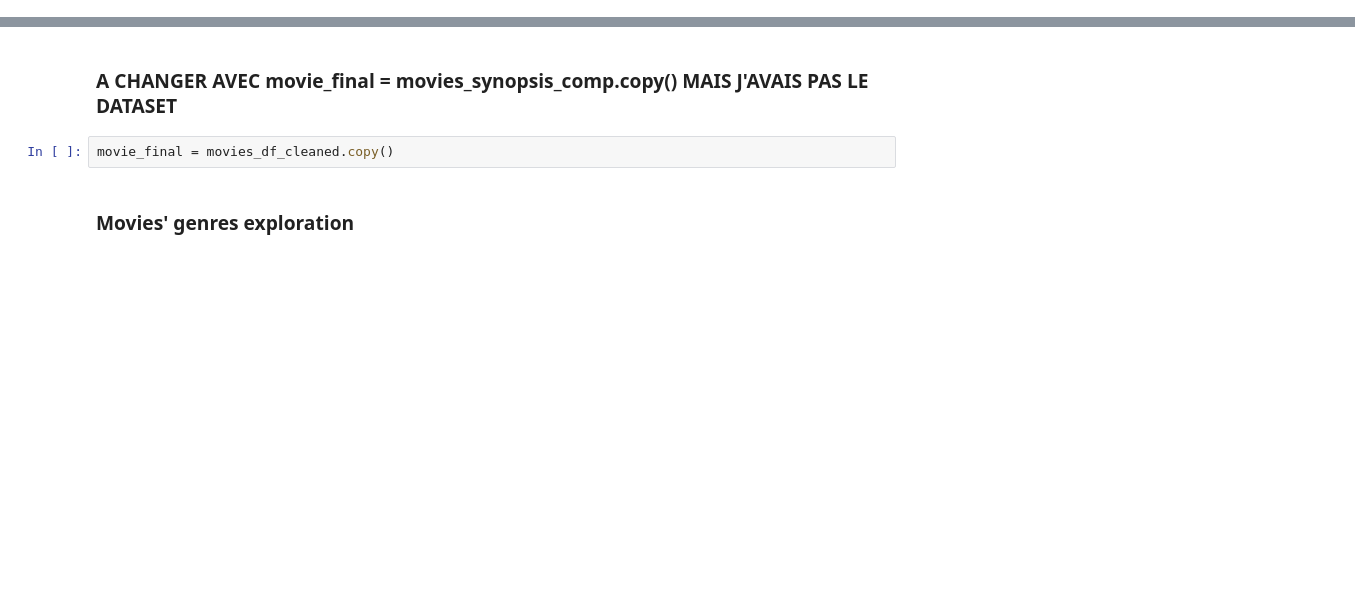
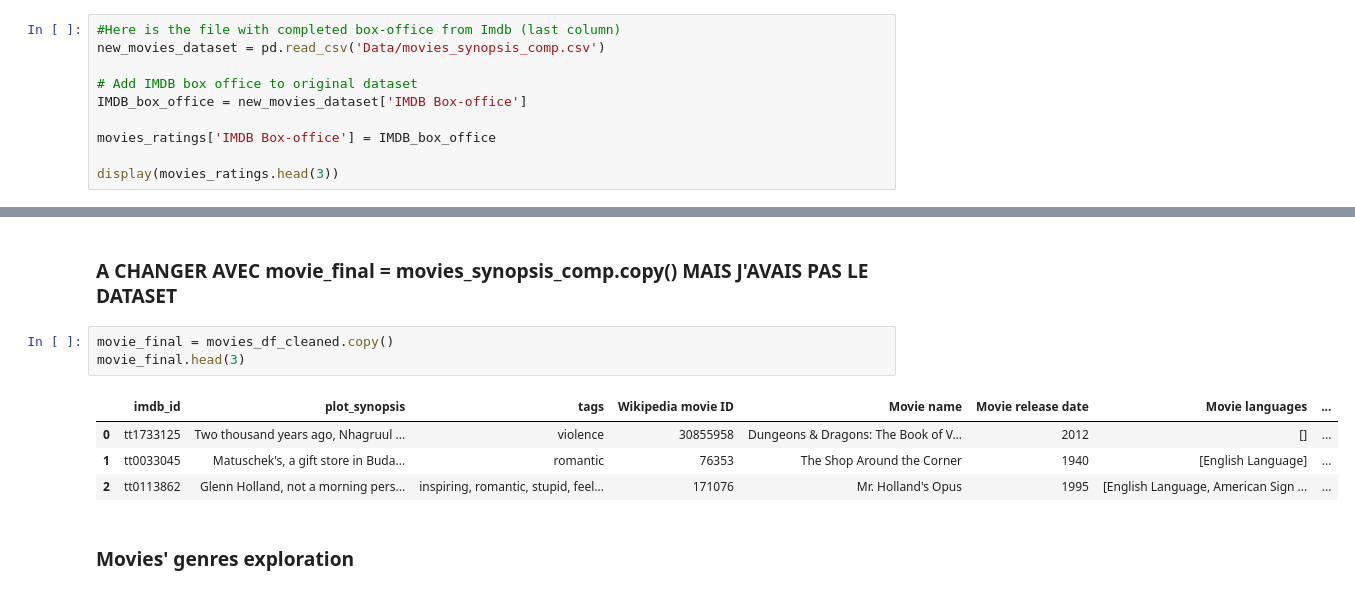
Before and after one commit to epfl-ada/ada-2024-project-padawans, a Jupyter notebook: results.ipynb, the cells around one changed output, grey strips where cells are left out. Cells and saved outputs as stored; diff of their text form; blank space fills up the shorter version.

```diff
--- a/results.ipynb
+++ b/results.ipynb
@@ -427,0 +372,10 @@ if run:
+# %%
+#Here is the file with completed box-office from Imdb (last column)
+new_movies_dataset = pd.read_csv('Data/movies_synopsis_comp.csv')
+
+# Add IMDB box office to original dataset
+IMDB_box_office = new_movies_dataset['IMDB Box-office']
+
+movies_ratings['IMDB Box-office'] = IMDB_box_office
+
+display(movies_ratings.head(3))
@@ -454,6 +423,12 @@ The increase is a bit deceiving. The IMDB library is missing a lot of box-office
 ### A CHANGER AVEC movie_final = movies_synopsis_comp.copy() MAIS J'AVAIS PAS LE DATASET
 # %%
 movie_final = movies_df_cleaned.copy()
+movie_final.head(3)
+# %% [output]
+|  | imdb_id | plot_synopsis | tags | Wikipedia movie ID | Movie name | Movie release date | Movie languages | ... |
+| 0 | tt1733125 | Two thousand years ago, Nhagruul ... | violence | 30855958 | Dungeons & Dragons: The Book of V... | 2012 | [] | ... |
+| 1 | tt0033045 | Matuschek's, a gift store in Buda... | romantic | 76353 | The Shop Around the Corner | 1940 | [English Language] | ... |
+| 2 | tt0113862 | Glenn Holland, not a morning pers... | inspiring, romantic, stupid, feel... | 171076 | Mr. Holland's Opus | 1995 | [English Language, American Sign ... | ... |
 # %% [markdown]
 ### Movies' genres exploration
 # %%
```
Also changed, not shown: parts of 39 cells of this notebook, 2 other files.
